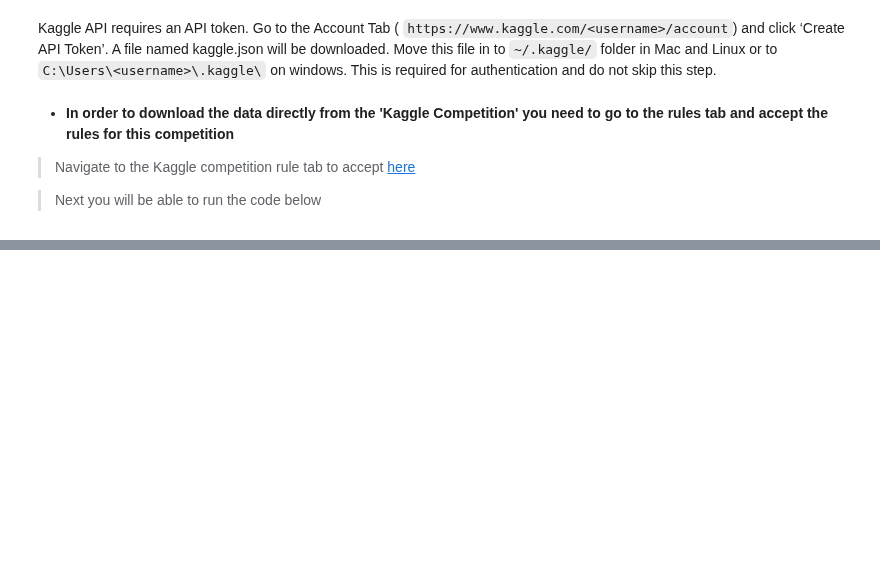
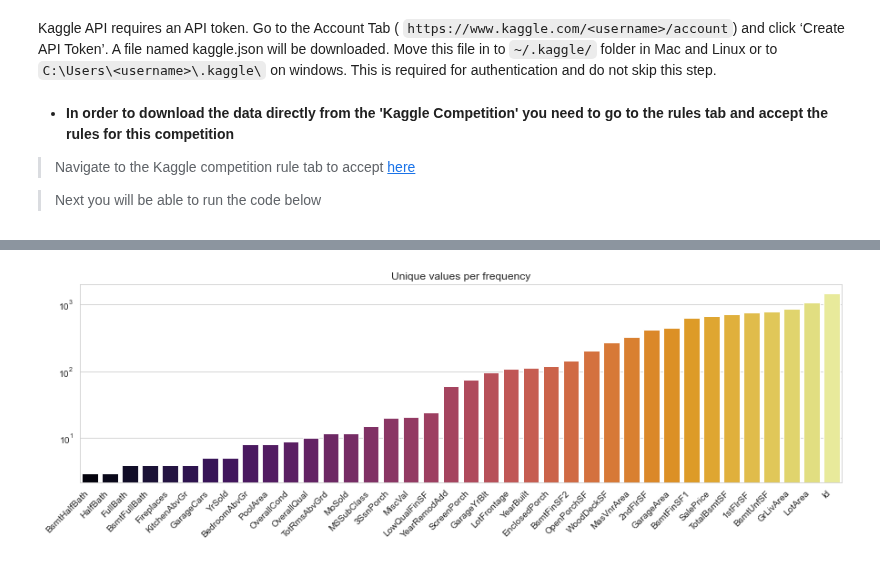
Before and after one commit to kevinprinsloo/My_Machine_Learning_Notebooks, a Jupyter notebook: Advanced _EDA/House_Prices_EDA/House_Prices_EDA.ipynb, the cells around one changed output, grey strips where cells are left out. Drawn from its saved outputs; the diff is of its cells as text; code cells hidden in the pictures; blank space fills up the shorter version.

```diff
--- a/Advanced _EDA/House_Prices_EDA/House_Prices_EDA.ipynb
+++ b/Advanced _EDA/House_Prices_EDA/House_Prices_EDA.ipynb
@@ -92,0 +101,4 @@ api.competition_download_file('house-prices-advanced-regression-techniques','tes
+# %%
+# importing the data from source
+train_data = pd.read_csv("train.csv")
+test_data = pd.read_csv("test.csv")
@@ -92,0 +257,14 @@ api.competition_download_file('house-prices-advanced-regression-techniques','tes
+# %%
+# For each numerical feature compute number of unique entries
+unique_values = train_data.select_dtypes(include='number').nunique().sort_values()
+# %%
+plt.figure(figsize=(15, 4))
+sns.set_style('whitegrid')
+
+g = sns.barplot(x=unique_values.index, y=unique_values, palette='inferno')
+g.set_yscale("log")
+g.set_xticklabels(g.get_xticklabels(), rotation=45, horizontalalignment='right')
+g.set_title('Unique values per frequency')
+plt.show()
+# %% [output]
+[figure, added]
```
Also changed, not shown: parts of 33 cells of this notebook, 3 other files.
